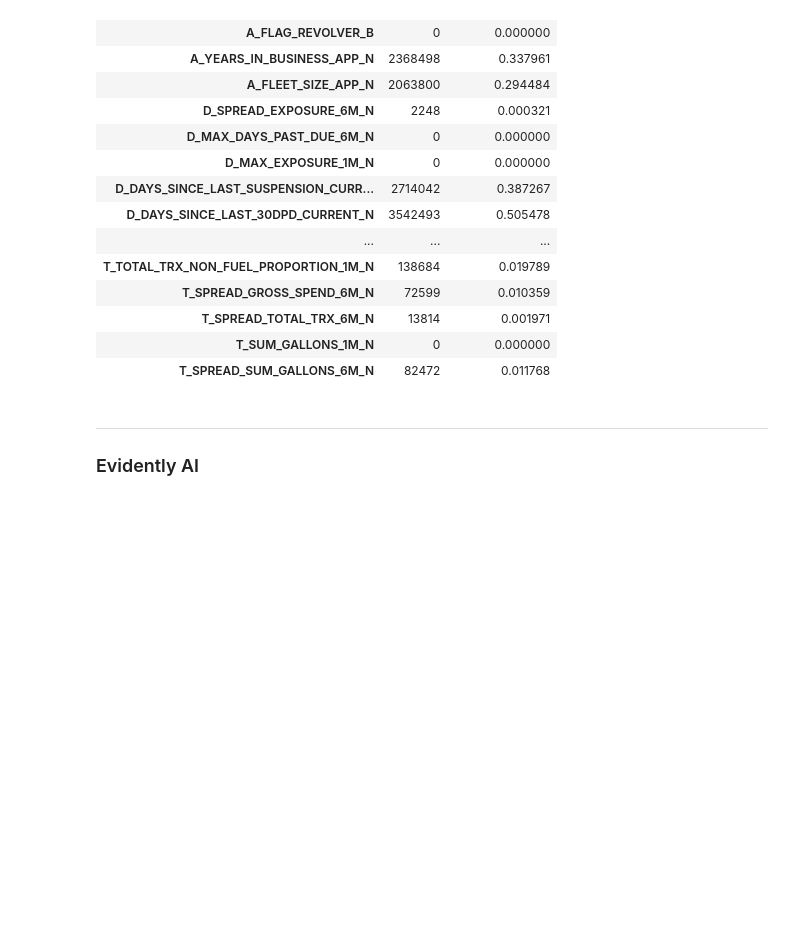
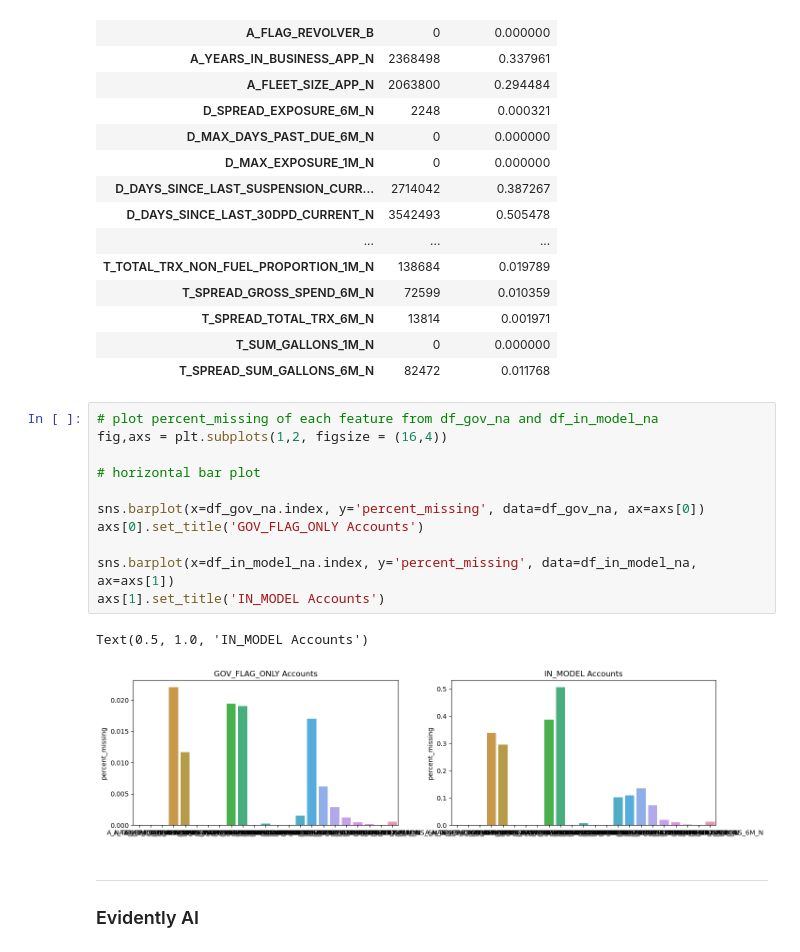
Before and after one commit to Prudick/risk-data-science-pm-model-exclusion-accounts-analysis, a Jupyter notebook: data-gathering.ipynb, the cells around one changed output. Saved outputs shown, nothing was run; the diff lists cells and outputs as text; blank space fills up the shorter version.

Commit message:
data gathering updated 11/9/2023

```diff
--- a/data-gathering.ipynb
+++ b/data-gathering.ipynb
@@ -476,6 +476,20 @@ df_in_model_na
 | T_SPREAD_TOTAL_TRX_6M_N | 13814 | 0.001971 |
 | T_SUM_GALLONS_1M_N | 0 | 0.000000 |
 | T_SPREAD_SUM_GALLONS_6M_N | 82472 | 0.011768 |
+# %%
+# plot percent_missing of each feature from df_gov_na and df_in_model_na
+fig,axs = plt.subplots(1,2, figsize = (16,4))
+
+# horizontal bar plot
+
+sns.barplot(x=df_gov_na.index, y='percent_missing', data=df_gov_na, ax=axs[0])
+axs[0].set_title('GOV_FLAG_ONLY Accounts')
+
+sns.barplot(x=df_in_model_na.index, y='percent_missing', data=df_in_model_na, ax=axs[1])
+axs[1].set_title('IN_MODEL Accounts')
+# %% [output]
+Text(0.5, 1.0, 'IN_MODEL Accounts')
+[figure, added]
 # %% [markdown]
 ---
 ### Evidently AI
```
Also changed, not shown: parts of 1 cell of this notebook.
